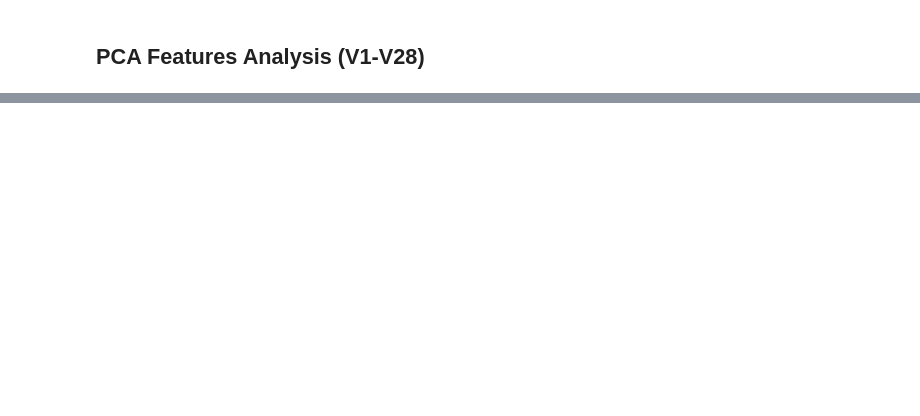
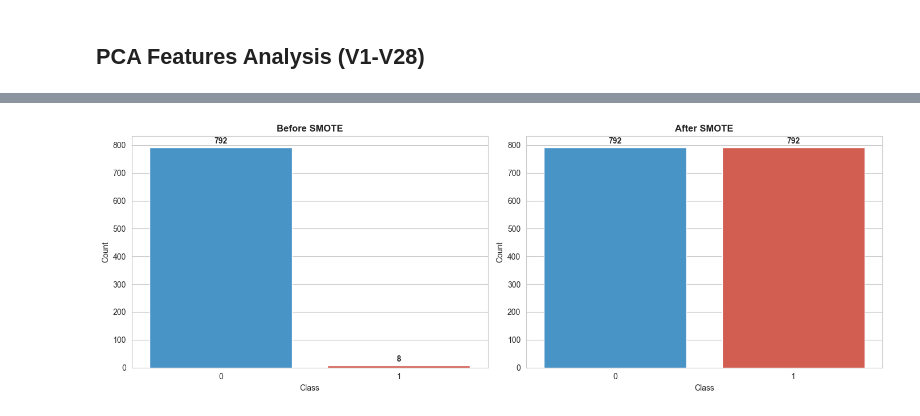
Before and after one commit to Leul4ever/fraud-detection, a Jupyter notebook: notebooks/eda-creditcard.ipynb, the cells around one changed output, grey strips where cells are left out. Saved outputs shown, nothing was run; the diff lists cells and outputs as text; code cells hidden in the pictures; blank space fills up the shorter version.

Commit message:
feat: Enhance README and notebooks with detailed project structure, EDA insights, and SMOTE justification for class imbalance handling

```diff
--- a/notebooks/eda-creditcard.ipynb
+++ b/notebooks/eda-creditcard.ipynb
@@ -62,0 +164,70 @@ plt.show()
+# %%
+# Prepare data
+X = df.drop('Class', axis=1).astype(float)
+y = df['Class']
+
+# Scale Time and Amount (V1-V28 already normalized)
+scaler = StandardScaler()
+X_scaled = X.copy()
+X_scaled[['Time', 'Amount']] = scaler.fit_transform(X[['Time', 'Amount']])
+
+# Split data BEFORE applying SMOTE
+X_train, X_test, y_train, y_test = train_test_split(X_scaled, y, test_size=0.2, random_state=42, stratify=y)
+
+print("=" * 60)
+print("CLASS DISTRIBUTION BEFORE SMOTE")
+print("=" * 60)
+class_dist_before = y_train.value_counts()
+class_prop_before = y_train.value_counts(normalize=True)
+print(f"Class 0 (Legitimate): {class_dist_before[0]:,} ({class_prop_before[0]*100:.2f}%)")
+print(f"Class 1 (Fraud):      {class_dist_before[1]:,} ({class_prop_before[1]*100:.2f}%)")
+print(f"Imbalance Ratio: {class_dist_before[0]/class_dist_before[1]:.2f}:1")
+
+# Apply SMOTE to training data only
+smote = SMOTE(random_state=42)
+X_train_res, y_train_res = smote.fit_resample(X_train, y_train)
+
+print("\n" + "=" * 60)
+print("CLASS DISTRIBUTION AFTER SMOTE")
+print("=" * 60)
+class_dist_after = pd.Series(y_train_res).value_counts()
+class_prop_after = pd.Series(y_train_res).value_counts(normalize=True)
+print(f"Class 0 (Legitimate): {class_dist_after[0]:,} ({class_prop_after[0]*100:.2f}%)")
+print(f"Class 1 (Fraud):      {class_dist_after[1]:,} ({class_prop_after[1]*100:.2f}%)")
+print(f"Imbalance Ratio: {class_dist_after[0]/class_dist_after[1]:.2f}:1")
+
+# Visualization
+fig, axes = plt.subplots(1, 2, figsize=(14, 5))
+sns.countplot(x=y_train, ax=axes[0], palette=['#3498db', '#e74c3c'])
+axes[0].set_title('Before SMOTE', fontweight='bold')
+axes[0].set_xlabel('Class')
+axes[0].set_ylabel('Count')
+for i, count in enumerate(class_dist_before):
+    axes[0].text(i, count + max(class_dist_before)*0.01, f'{count:,}', ha='center', va='bottom', fontweight='bold')
+
+sns.countplot(x=y_train_res, ax=axes[1], palette=['#3498db', '#e74c3c'])
+axes[1].set_title('After SMOTE', fontweight='bold')
+axes[1].set_xlabel('Class')
+axes[1].set_ylabel('Count')
+for i, count in enumerate(class_dist_after):
+    axes[1].text(i, count + max(class_dist_after)*0.01, f'{count:,}', ha='center', va='bottom', fontweight='bold')
+
+plt.tight_layout()
+plt.savefig('../reports/figures/creditcard_smote_comparison.png', dpi=300, bbox_inches='tight')
+plt.show()
+
+print("\n" + "=" * 60)
+print("SMOTE JUSTIFICATION")
+print("=" * 60)
+print("""
+Why SMOTE over Undersampling:
+1. Undersampling would discard 99%+ of legitimate transactions, losing valuable patterns
+2. SMOTE creates synthetic minority samples, preserving all original data
+3. Fraud detection requires high recall - we need to catch as many fraud cases as possible
+4. SMOTE generates realistic synthetic samples in feature space, improving model generalization
+5. With extreme imbalance (99:1), undersampling would leave insufficient training data
+
+⚠️ Important: SMOTE is applied ONLY to training data to prevent data leakage.
+   Test set remains untouched at original distribution for realistic evaluation.
+""")
+# %% [output]
@@ -62,0 +247 @@ plt.show()
+[figure, added]
```
Also changed, not shown: parts of 12 cells of this notebook, 14 other files.
